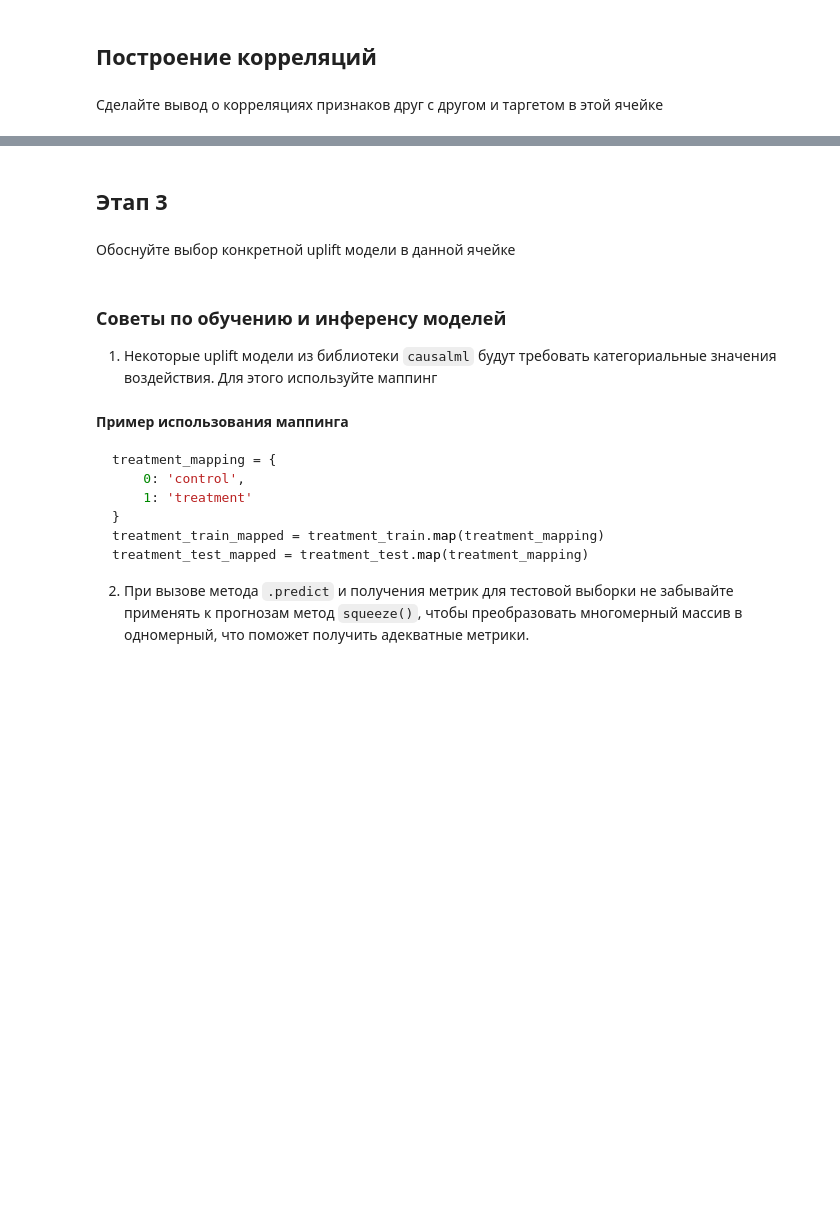
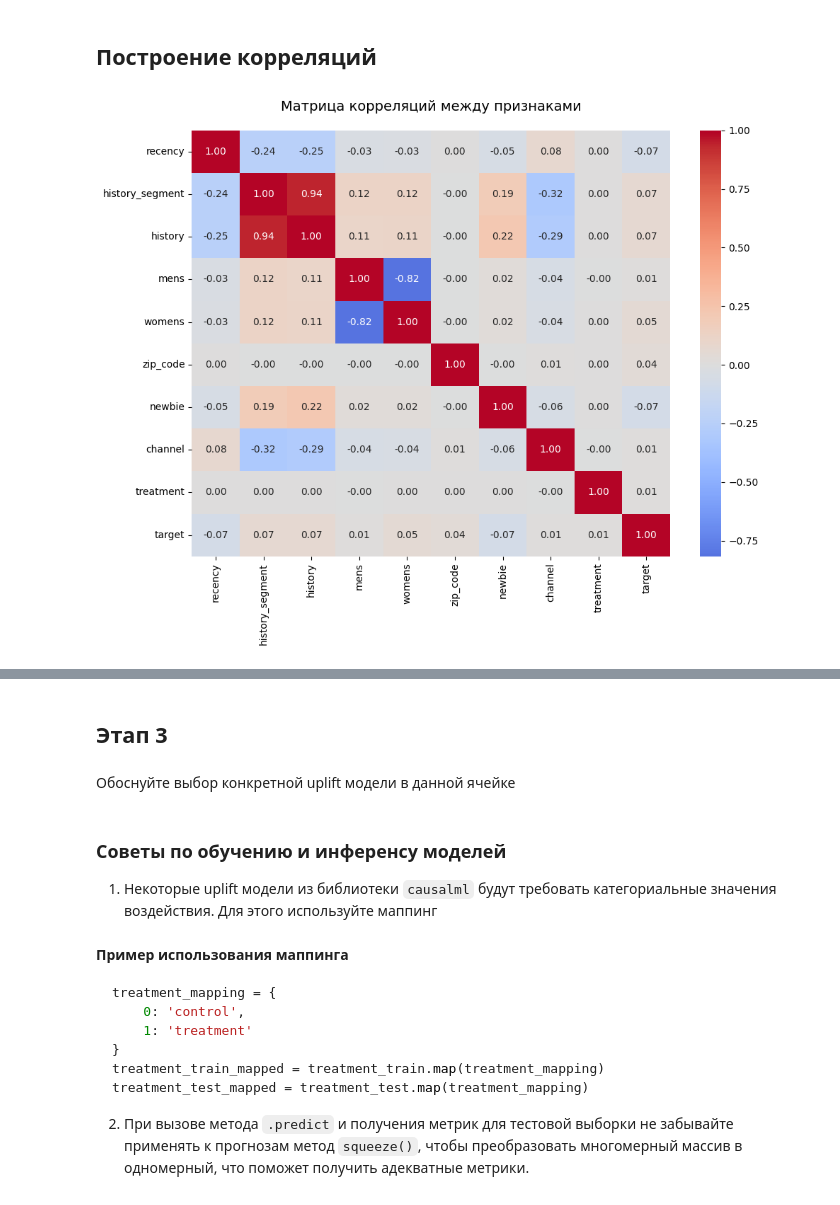
Before and after one commit to ozerge/mle-sprint5-uplift, a Jupyter notebook: project_code/final_project_template.ipynb, the cells around one changed output, grey strips where cells are left out. Drawn from its saved outputs; the diff is of its cells as text; code cells hidden in the pictures; blank space fills up the shorter version.

```diff
--- a/project_code/final_project_template.ipynb
+++ b/project_code/final_project_template.ipynb
@@ -157,4 +348,12 @@ df.info()
 # %% [markdown]
 ## Построение корреляций
-# %% [markdown]
-Сделайте вывод о корреляциях признаков друг с другом и таргетом в этой ячейке
+# %%
+# Корреляционный анализ - простой и эффективный подход
+plt.figure(figsize=(10, 8))
+corr_matrix = df.corr(numeric_only=True)
+sns.heatmap(corr_matrix, annot=True, cmap='coolwarm', center=0, fmt='.2f')
+plt.title('Матрица корреляций между признаками', fontsize=14, pad=20)
+plt.tight_layout()
+plt.show()
+# %% [output]
+[figure, added]
```
Also changed, not shown: parts of 12 cells of this notebook.
